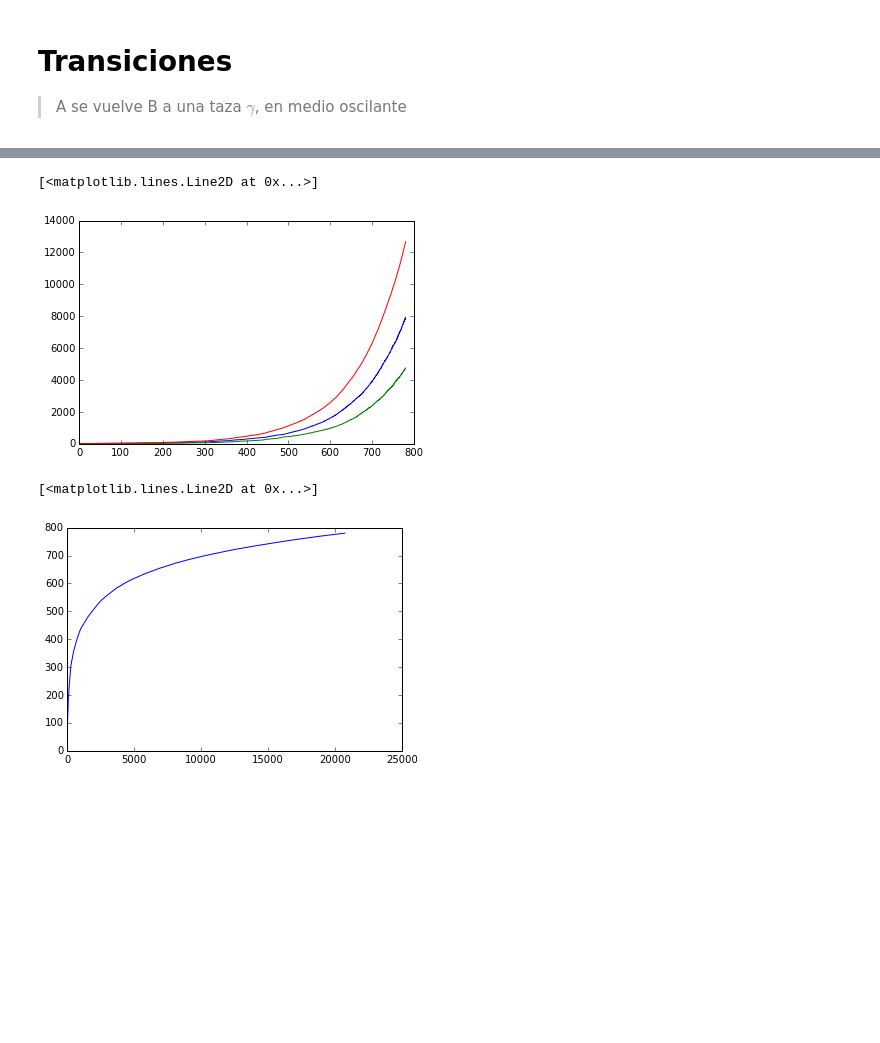
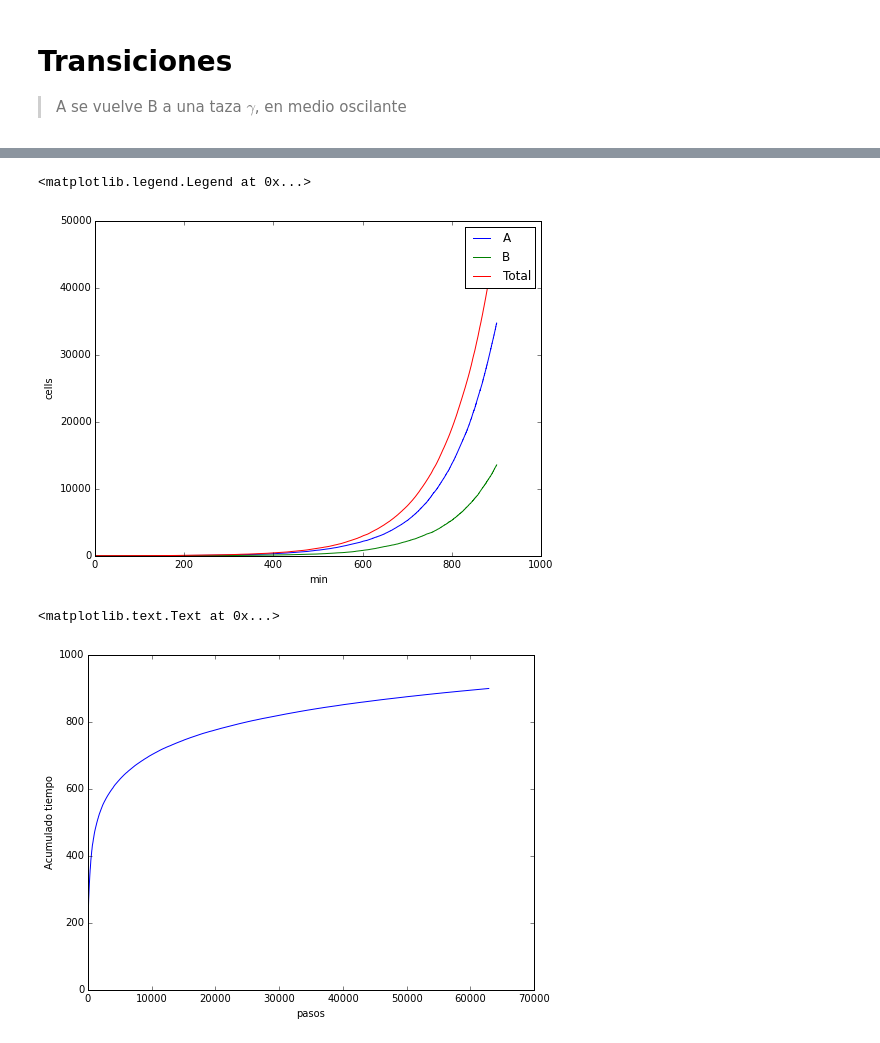
Before and after one commit to jdestupinan1332/Tesis, a Jupyter notebook: Simulation.ipynb, the cells around one changed output, grey strips where cells are left out. Drawn from its saved outputs; the diff is of its cells as text; code cells hidden in the pictures; blank space fills up the shorter version.

```diff
--- a/Simulation.ipynb
+++ b/Simulation.ipynb
@@ -191,8 +223,14 @@ Media = signal.square(pi/(24*60.0) *T)
 A[0] = 10
 B[0] = 0
 gA = [130.0, 140.0]
-gB = [90.0, 180.0]
-gammA = 1/(6*60.0)
-gammB = 1/(24*60.0)
-vA[0], vB[0] = growth2(A[0], B[0], Media[0], gA, gB, gammA, gammB)
+gB = [140.0, 130.0]
+gammA = 1/(6*60.0)                 #Fast
+vA[0], vB[0] = growth2(A[0], B[0], Media[0], gA, gB, gammA)
+
+C[0] = 10
+D[0] = 0
+gC = [130.0, 140.0]
+gD = [140.0, 130.0]
+gammB = 1/(24*60.0)                #Slow
+vC[0], vD[0] = growth2(C[0], D[0], Media[0], gC, gD, gammB)
 # %%
@@ -237,9 +292,9 @@ B = N-A           #Numero de células B
 
 gA = 90.0
 gB = 210.0
-gam = 1/(6*60.0)
+gam = 1/(12*60.0)
 
-tmax = 13*60.0                  #tiempo de simulacion
+tmax = 15*60.0                  #tiempo de simulacion
 T = array([0])
 # %%
 t=0.0
@@ -261,12 +318,17 @@ plot(T,B/N)
 # %%
-plot(T,A)
-plot(T,B)
-plot(T,N)
+plot(T,A, label="A")
+plot(T,B, label="B")
+plot(T,N, label="Total")
+xlabel("min")
+ylabel("cells")
+legend()
 # %% [output]
-[<matplotlib.lines.Line2D at 0x...>]
+<matplotlib.legend.Legend at 0x...>
-[figure, old version]
+[figure, new version]
-# %%
-plot(T)
-# %% [output]
-[<matplotlib.lines.Line2D at 0x...>]
-[figure, removed]
+# %%
+plot(T)
+xlabel("pasos")
+ylabel("Acumulado tiempo")
+# %% [output]
+<matplotlib.text.Text at 0x...>
+[figure, added]
```
Also changed, not shown: parts of 19 cells of this notebook.
